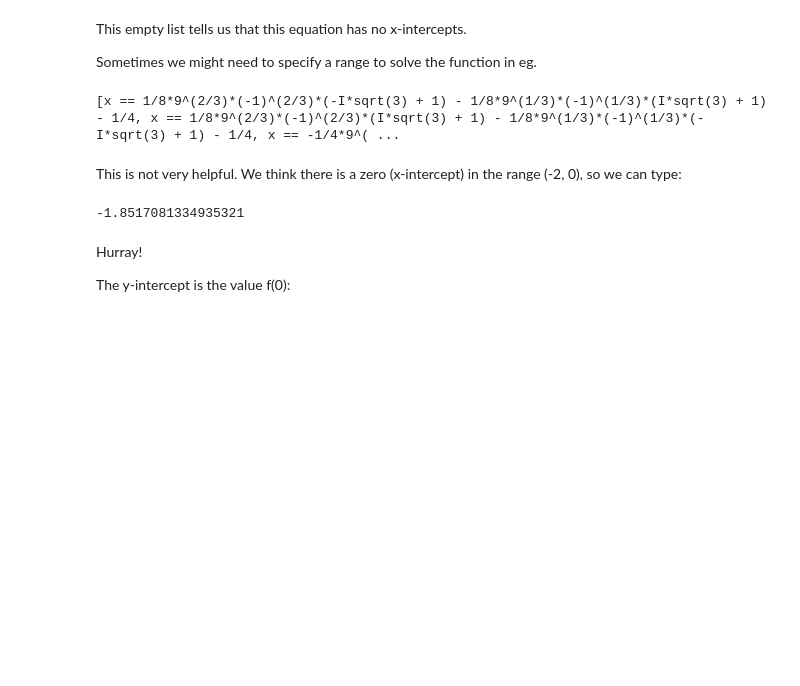
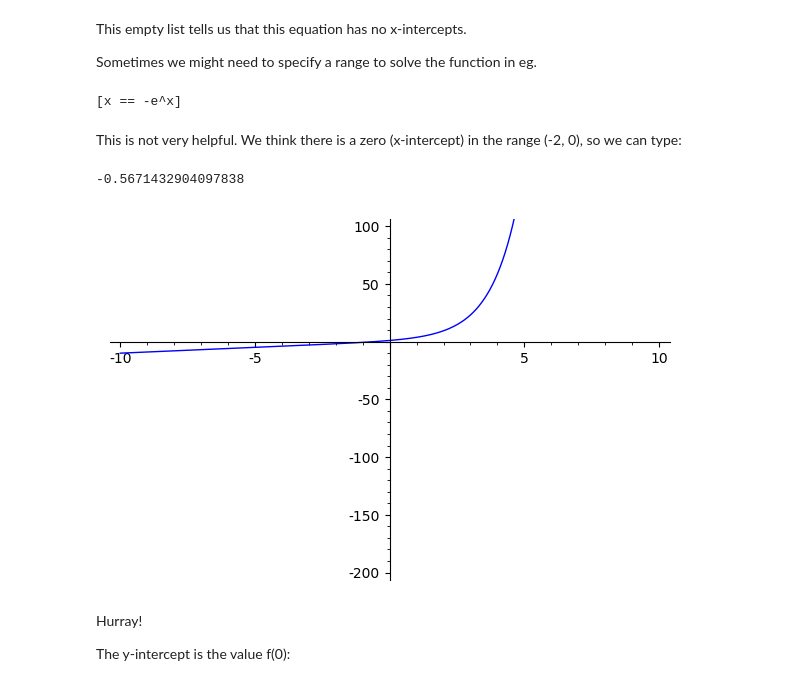
Before and after one commit to MathAtGrace/Calculus-1-Labs, a Jupyter notebook: Lab10.ipynb, the cells around one changed output. Drawn from its saved outputs; the diff is of its cells as text; code cells hidden in the pictures; blank space fills up the shorter version.

```diff
--- a/Lab10.ipynb
+++ b/Lab10.ipynb
@@ -14,13 +14,13 @@ This empty list tells us that this equation has no x-intercepts.
 
 Sometimes we might need to specify a range to solve the function in eg.
 # %%
-g(x) = 4*x^3 + 3*x^2 - 6*x + 4
+g(x) = x + e^x
 solve(g == 0, x)
 # %% [output]
-[x == 1/8*9^(2/3)*(-1)^(2/3)*(-I*sqrt(3) + 1) - 1/8*9^(1/3)*(-1)^(1/3)*(I*sqrt(3) + 1) - 1/4, x == 1/8*9^(2/3)*(-1)^(2/3)*(I*sqrt(3) + 1) - 1/8*9^(1/3)*(-1)^(1/3)*(-I*sqrt(3) + 1) - 1/4, x == -1/4*9^( ...
+[x == -e^x]
 # %% [markdown]
 This is not very helpful. We think there is a zero (x-intercept) in the range (-2, 0), so we can type:
 # %%
-find_root(g == 0, -2, 0)
+find_root(g == 0, -10,10)
 # %% [output]
--1.8517081334935321
+-0.5671432904097838
@@ -27,3 +33,7 @@ find_root(g == 0, -2, 0)
+# %%
+plot(g, x, -10,10).show(xmin = -10, xmax = 10, ymin = -200, ymax = 100)
+# %% [output]
+[figure, added]
 # %% [markdown]
 Hurray!
 
```
Also changed, not shown: parts of 13 cells of this notebook, 8 other files.
